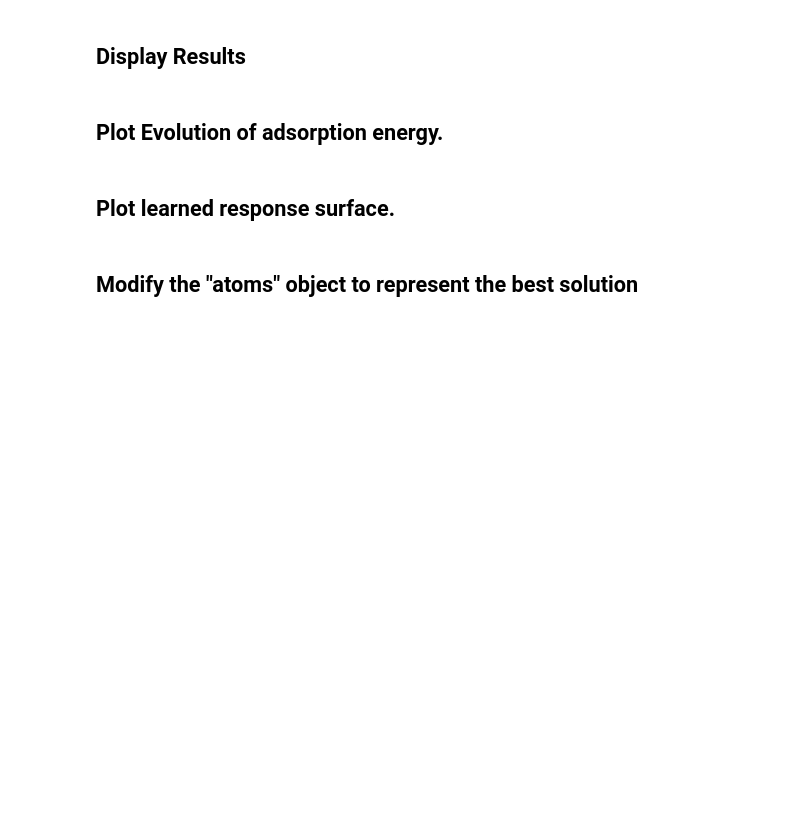
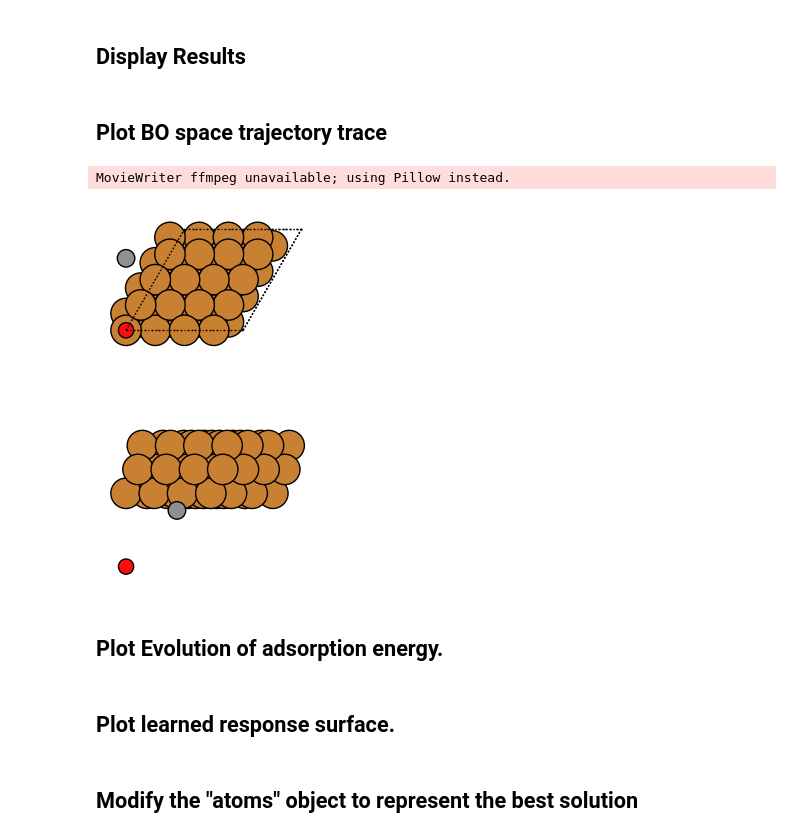
Before and after one commit to CedricTravelletti/InverseDesign.jl, a Jupyter notebook: examples/C_on_Cu.ipynb, the cells around one changed output. Saved outputs shown, nothing was run; the diff lists cells and outputs as text; code cells hidden in the pictures; blank space fills up the shorter version.

```diff
--- a/examples/C_on_Cu.ipynb
+++ b/examples/C_on_Cu.ipynb
@@ -278,6 +332,12 @@ curr_date_time = time.strftime("%Y-%m-%d_%H-%M-%S")
 
 #Save results as dataframe csv file
 dfname = f"ase_ads_DF_{input['adsorbant_atom']}_on_{input['surface_atom']}_{input['calc_method']}_{input['bo_surrogate']}_{input['bo_acquisition_f']}_{curr_date_time}_{num_files}.csv"
+
+#Save BO trajectory as dataframe csv file
+df_bo_space_trace = pd.DataFrame(list(zip(BO_trace_space_log_x, BO_trace_space_log_y, BO_trace_space_log_z)), columns =['x', 'y', 'z'])
+
+df_bo_space_trace_name = f"ase_ads_DF_{input['adsorbant_atom']}_on_{input['surface_atom']}_{input['calc_method']}_{input['bo_surrogate']}_{input['bo_acquisition_f']}_BO_space_trace_{curr_date_time}_{num_files}.csv"
+
 if input["save_fig"] == "T":
     df.to_csv(dfname, index=False)
-df
+    df_bo_space_trace.to_csv(df_bo_space_trace_name, index=False)
@@ -284,5 +366,52 @@ df
 # %% [markdown]
 ## Display Results
+# %% [markdown]
+## Plot BO space trajectory trace
+# %%
+# Plot the BO trajectory
+from ase.io.trajectory import Trajectory
+import ase.io
+from ase import Atoms
+
+atoms_copy = atoms.copy()
+traj = Trajectory('BO.traj', 'w', atoms)
+traj_rot = Trajectory('BO_rot.traj', 'w', atoms_copy)
+traj_trial = Trajectory('trial_atom.traj', 'w')
+traj_trial_rot = Trajectory('trial_atom_rot.traj', 'w')
+#Transform df_bo_space_trace to ASE trajectory
+for i in range(len(df_bo_space_trace)):
+    atoms[-1].position[:] = df_bo_space_trace['x'][i],df_bo_space_trace['y'][i],df_bo_space_trace['z'][i]
+    traj.write(atoms)
+    atoms_copy = atoms.copy()
+    atoms_copy.translate([0, 0, 0])
+    atoms_copy.rotate(90, 'x')
+    atoms_copy.rotate(45, 'y')
+    traj_rot.write(atoms_copy)
+    trial_atom = Atoms('O', positions=[[df['x'][i], df['y'][i], df['z'][i]]])
+    trial_atom.set_cell(atoms.get_cell())
+    trial_atom.set_pbc(atoms.get_pbc())
+    traj_trial.write(trial_atom)
+    trial_copy = trial_atom.copy()
+    trial_copy.rotate(90, 'x')
+    trial_copy.rotate(45, 'y')
+    traj_trial_rot.write(trial_copy)
+
+BO_atoms_list = list(Trajectory('BO.traj'))
+BO_atoms_list_rot = list(Trajectory('BO_rot.traj'))
+traj_trial_list = list(Trajectory('trial_atom.traj'))
+traj_trial_list_rot = list(Trajectory('trial_atom_rot.traj'))
+
+combined_atoms_list = []
+for atoms, atoms_rot, trial_a, trial_a_rot in zip(BO_atoms_list, BO_atoms_list_rot, traj_trial_list, traj_trial_list_rot):
+    # Translate atoms_test to avoid overlap
+    atoms_rot.translate([0, 0, 0])  # Adjust the translation vector as needed
+    combined_atoms_list.append(atoms + atoms_rot + trial_a + trial_a_rot)
+
+if input["save_fig"] == "T":
+    ase.io.write('BO_space_trace.gif', combined_atoms_list, interval=400)
+# %% [output]
+MovieWriter ffmpeg unavailable; using Pillow instead.
+[figure, added]
 # %% [markdown]
 ## Plot Evolution of adsorption energy.
 # %%
```
Also changed, not shown: parts of 5 cells of this notebook, 1 other file.
